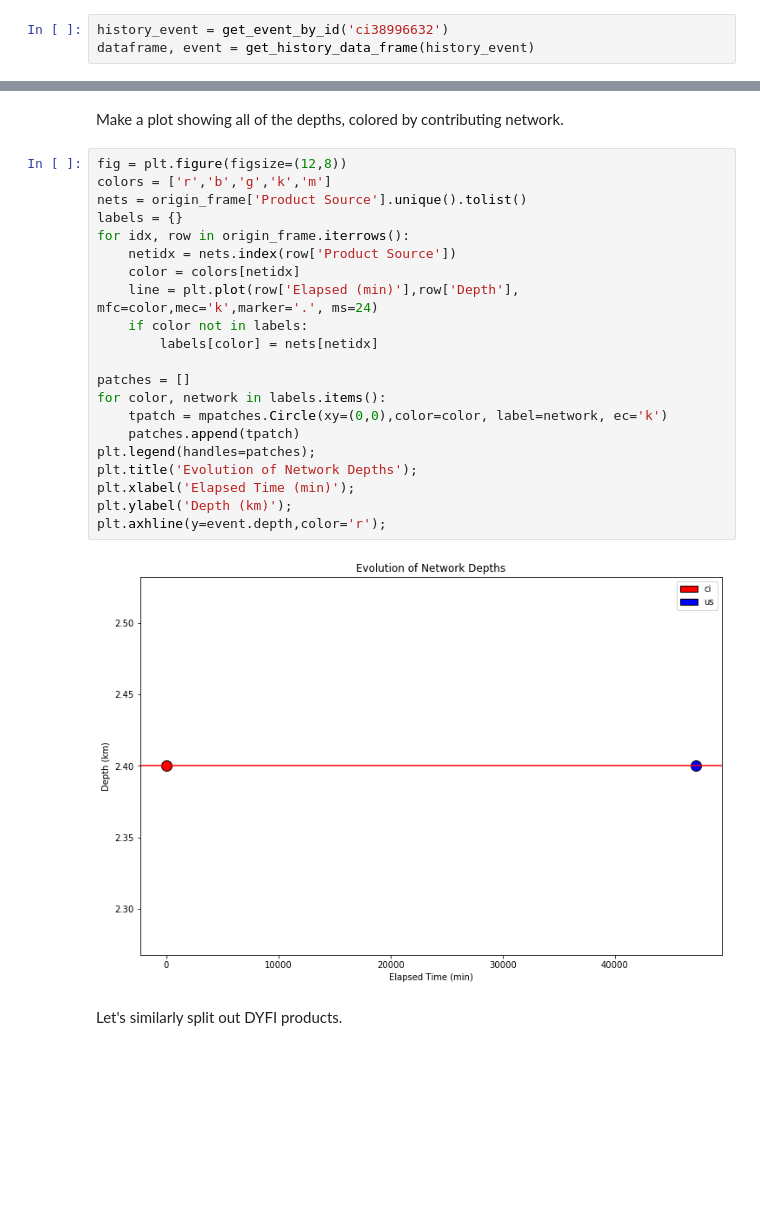
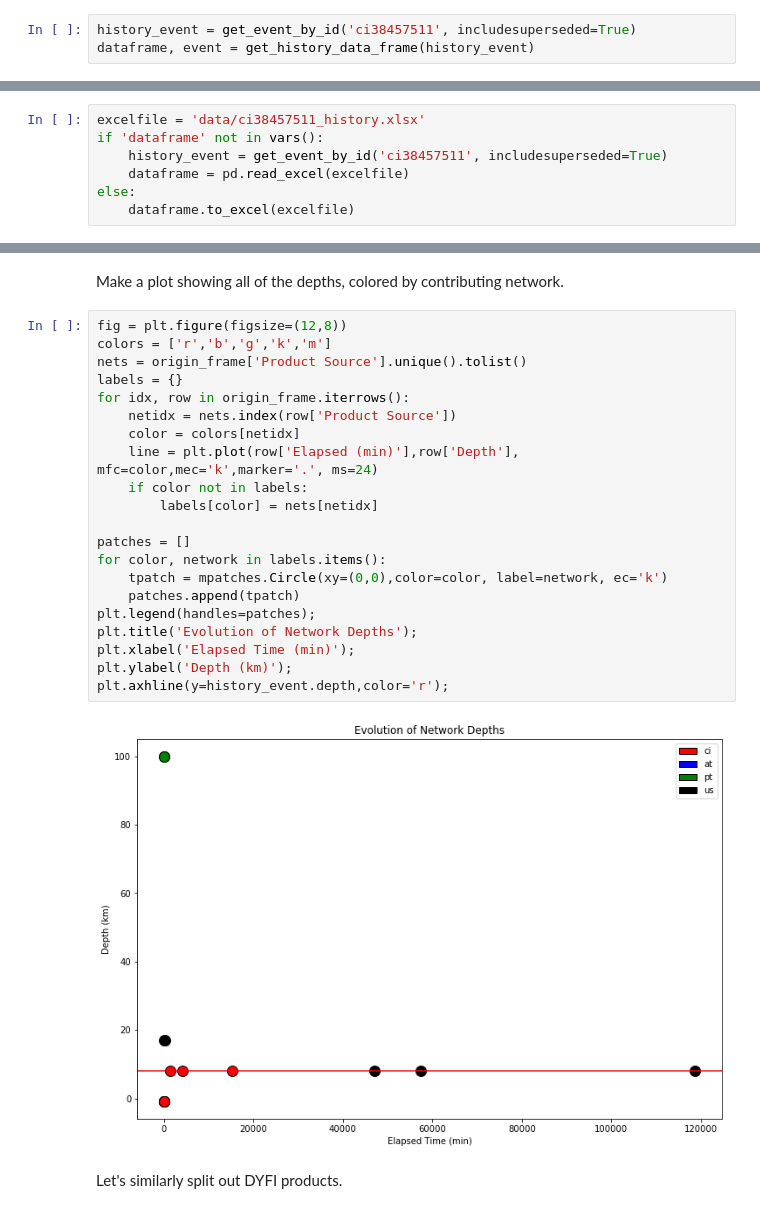
Before and after one commit to usgs/libcomcat, a Jupyter notebook: notebooks/EventHistory.ipynb, the cells around one changed output, grey strips where cells are left out. Cells and saved outputs as stored; diff of their text form; blank space fills up the shorter version.

```diff
--- a/notebooks/EventHistory.ipynb
+++ b/notebooks/EventHistory.ipynb
@@ -15,3 +18,3 @@ Use this function to download a summary DataFrame of all of the products associa
 # %%
-history_event = get_event_by_id('ci38996632')
+history_event = get_event_by_id('ci38457511', includesuperseded=True)
 dataframe, event = get_history_data_frame(history_event)
@@ -18,3 +23,10 @@ dataframe, event = get_history_data_frame(history_event)
+# %%
+excelfile = 'data/ci38457511_history.xlsx'
+if 'dataframe' not in vars():
+    history_event = get_event_by_id('ci38457511', includesuperseded=True)
+    dataframe = pd.read_excel(excelfile)
+else:
+    dataframe.to_excel(excelfile)
 # %% [markdown]
 Use head() to inspect the columns and first five rows. The products are sorted by "update time", which is supposed to be the time the PDL client sends the product, but some producers override this manually.
 # %%
@@ -42,26 +69,26 @@ Make a plot showing all of the depths, colored by contributing network.
 # %%
 fig = plt.figure(figsize=(12,8))
 colors = ['r','b','g','k','m']
 nets = origin_frame['Product Source'].unique().tolist()
 labels = {}
 for idx, row in origin_frame.iterrows():
     netidx = nets.index(row['Product Source'])
     color = colors[netidx]
     line = plt.plot(row['Elapsed (min)'],row['Depth'], mfc=color,mec='k',marker='.', ms=24)
     if color not in labels:
         labels[color] = nets[netidx]
 
 patches = []
 for color, network in labels.items():
     tpatch = mpatches.Circle(xy=(0,0),color=color, label=network, ec='k')
     patches.append(tpatch)
 plt.legend(handles=patches);
 plt.title('Evolution of Network Depths');
 plt.xlabel('Elapsed Time (min)');
 plt.ylabel('Depth (km)');
-plt.axhline(y=event.depth,color='r');
+plt.axhline(y=history_event.depth,color='r');
 # %% [output]
-[figure, old version]
+[figure, new version]
 # %% [markdown]
 Let's similarly split out DYFI products.
 # %%
```
Also changed, not shown: parts of 10 cells of this notebook, 7 other files.
